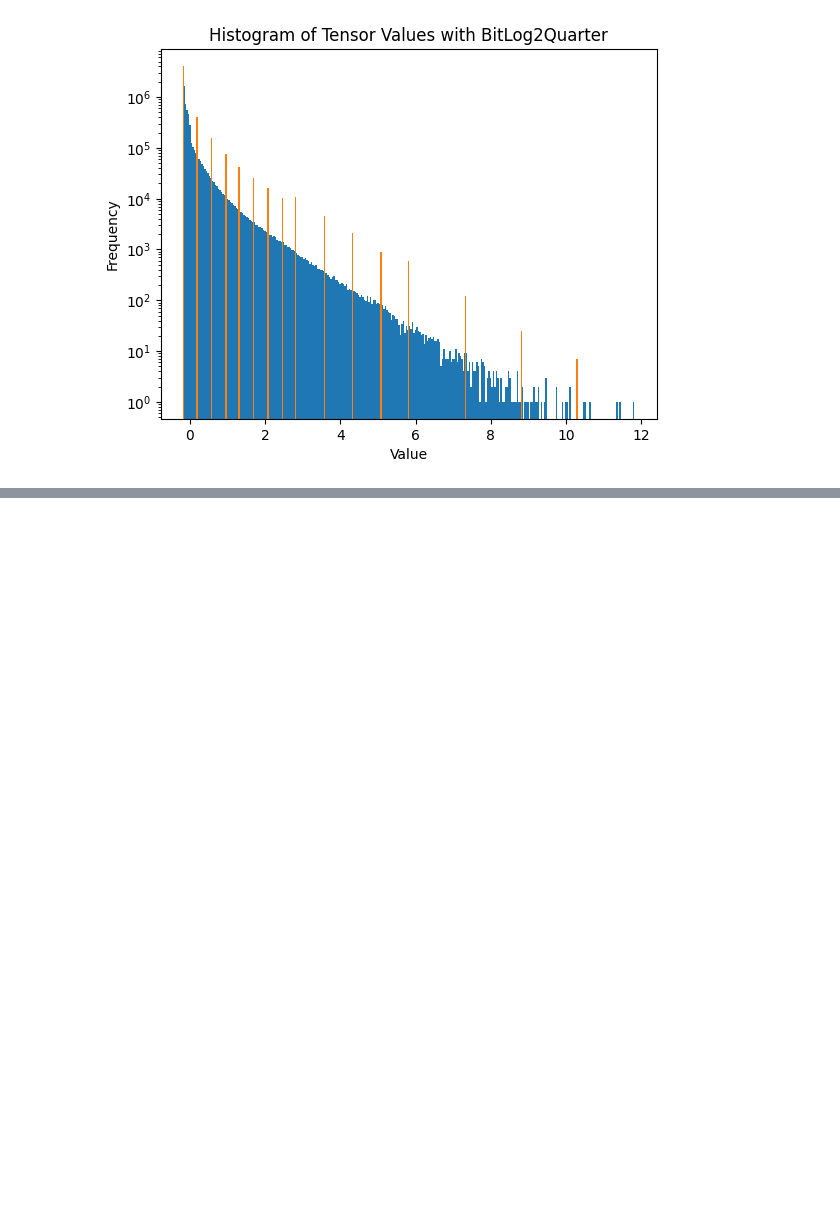
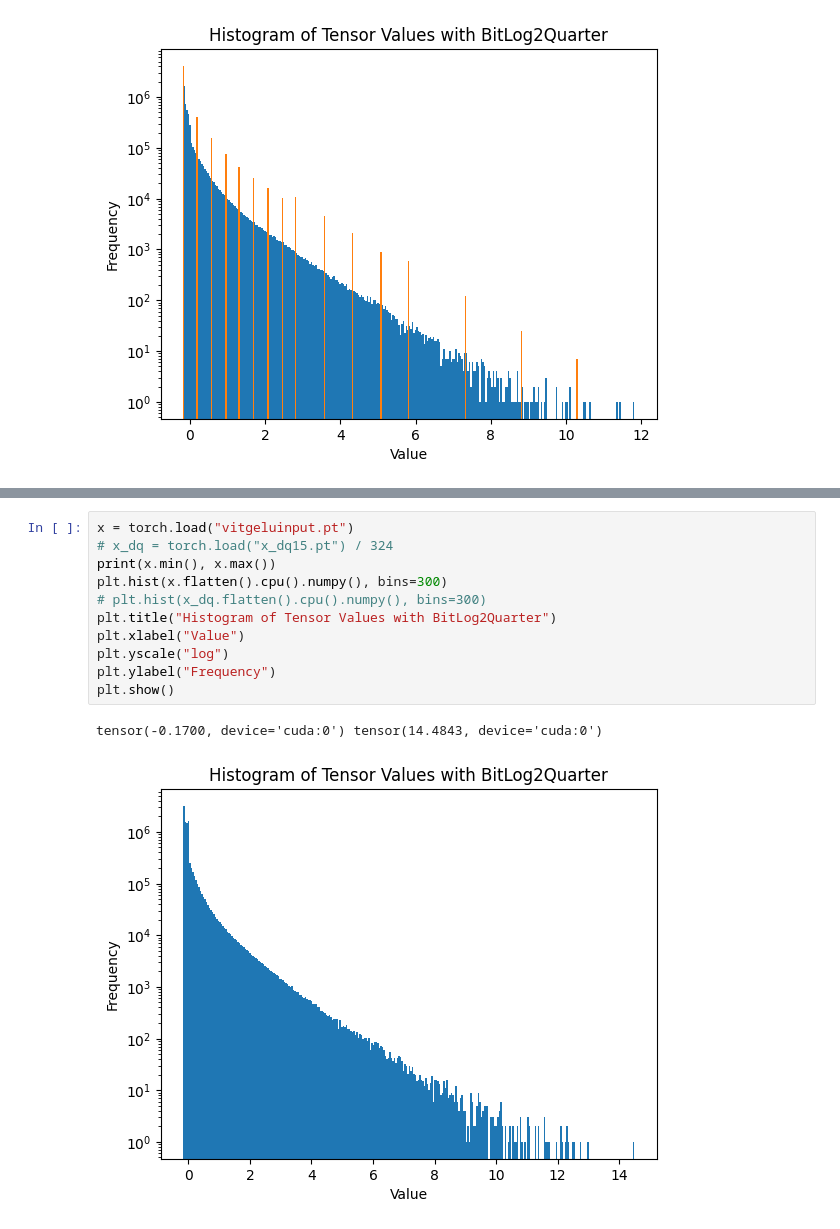
Before and after one commit to jiho264/BitLog2, a Jupyter notebook: distribution_of_gelu.ipynb, the cells around one changed output, grey strips where cells are left out. Drawn from its saved outputs; the diff is of its cells as text; blank space fills up the shorter version.

```diff
--- a/distribution_of_gelu.ipynb
+++ b/distribution_of_gelu.ipynb
@@ -183,0 +198,14 @@ tensor(2.4029e-06, device='cuda:0') tensor(1., device='cuda:0') 1054110
+# %%
+x = torch.load("vitgeluinput.pt")
+# x_dq = torch.load("x_dq15.pt") / 324
+print(x.min(), x.max())
+plt.hist(x.flatten().cpu().numpy(), bins=300)
+# plt.hist(x_dq.flatten().cpu().numpy(), bins=300)
+plt.title("Histogram of Tensor Values with BitLog2Quarter")
+plt.xlabel("Value")
+plt.yscale("log")
+plt.ylabel("Frequency")
+plt.show()
+# %% [output]
+tensor(-0.1700, device='cuda:0') tensor(14.4843, device='cuda:0')
+[figure, added]
```
Also changed, not shown: parts of 1 cell of this notebook, 4 other files.
